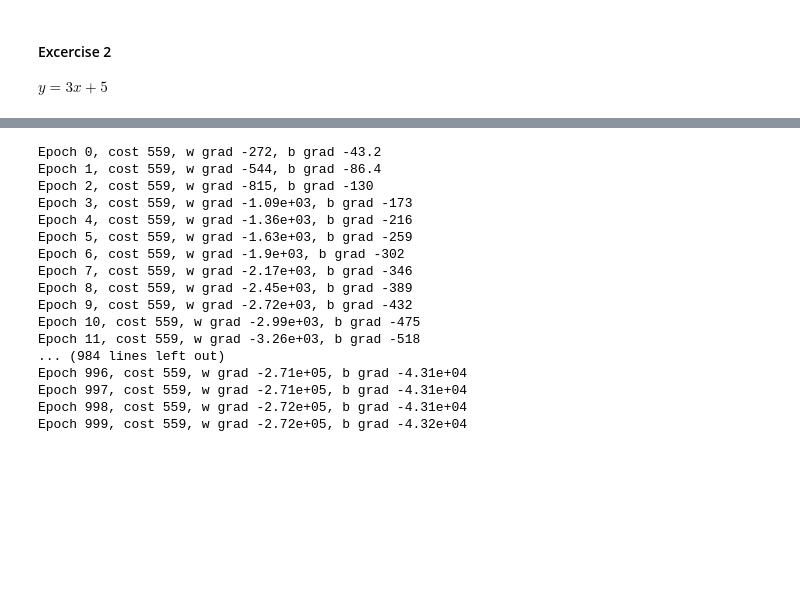
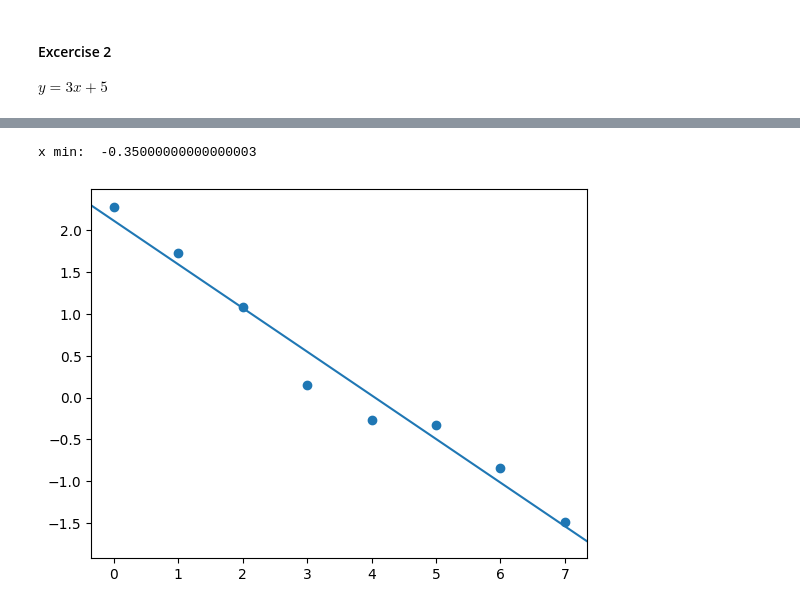
Before and after one commit to nttugit/mathematical-foundations-for-ml-course, a Jupyter notebook: section_8/automatic_differentiation.ipynb, the cells around one changed output, grey strips where cells are left out. Drawn from its saved outputs; the diff is of its cells as text; code cells hidden in the pictures; blank space fills up the shorter version.

```diff
--- a/section_8/automatic_differentiation.ipynb
+++ b/section_8/automatic_differentiation.ipynb
@@ -244,48 +298,9 @@ b = torch.randn(1,requires_grad=True)
 # %%
-# Training loop
-lr = 0.01
-epochs = 1000
-
-for epoch in range(epochs):
-    # optimizer.zero_grad() # Reset gradients to zero; else they accumulate
-
-    # Forward
-    yhat = w*x +b # y predict
-
-    # Loss (Cost)
-    cost = mse(yhat, y)
-
-    # Backward
-    cost.backward()
-
-    # Update parameters manually (SGD)
-    with torch.no_grad():
-        w -= lr * w.grad
-        b -= lr * b.grad
-        # Zero the gradients after udpate
-        w.grad_zero()
-        b.grad_zero()
-
-    # optimizer.step()
-    print('Epoch {}, cost {}, w grad {}, b grad {}'.format(epoch, '%.3g' % cost.item(), '%.3g' % w.grad.item(), '%.3g' % b.grad.item()))
+# Visualize the final line
+regression_plot(x, y, m, b)
 # %% [output]
-Epoch 0, cost 559, w grad -272, b grad -43.2
-Epoch 1, cost 559, w grad -544, b grad -86.4
-Epoch 2, cost 559, w grad -815, b grad -130
-Epoch 3, cost 559, w grad -1.09e+03, b grad -173
-Epoch 4, cost 559, w grad -1.36e+03, b grad -216
-Epoch 5, cost 559, w grad -1.63e+03, b grad -259
-Epoch 6, cost 559, w grad -1.9e+03, b grad -302
-Epoch 7, cost 559, w grad -2.17e+03, b grad -346
-Epoch 8, cost 559, w grad -2.45e+03, b grad -389
-Epoch 9, cost 559, w grad -2.72e+03, b grad -432
-Epoch 10, cost 559, w grad -2.99e+03, b grad -475
-Epoch 11, cost 559, w grad -3.26e+03, b grad -518
-... (984 lines left out)
-Epoch 996, cost 559, w grad -2.71e+05, b grad -4.31e+04
-Epoch 997, cost 559, w grad -2.71e+05, b grad -4.31e+04
-Epoch 998, cost 559, w grad -2.72e+05, b grad -4.31e+04
-Epoch 999, cost 559, w grad -2.72e+05, b grad -4.32e+04
+x min:  -0.35000000000000003
+[figure, added]
 # %%
 # Step 5: Plot results
 with torch.no_grad():
```
Also changed, not shown: parts of 10 cells of this notebook, 4 other files.
